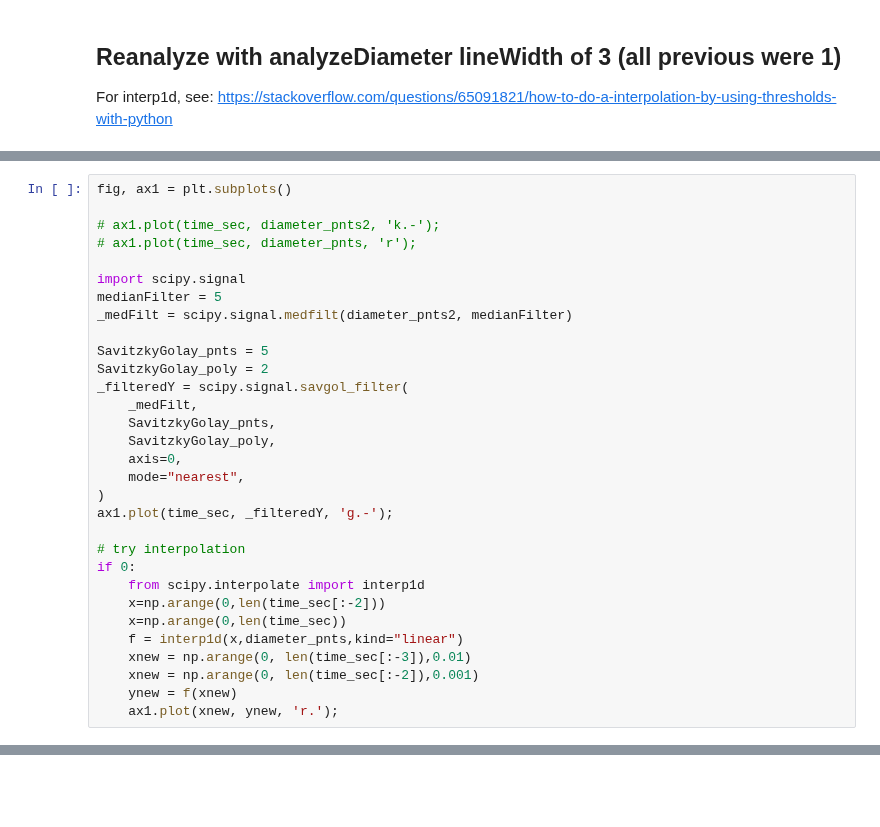
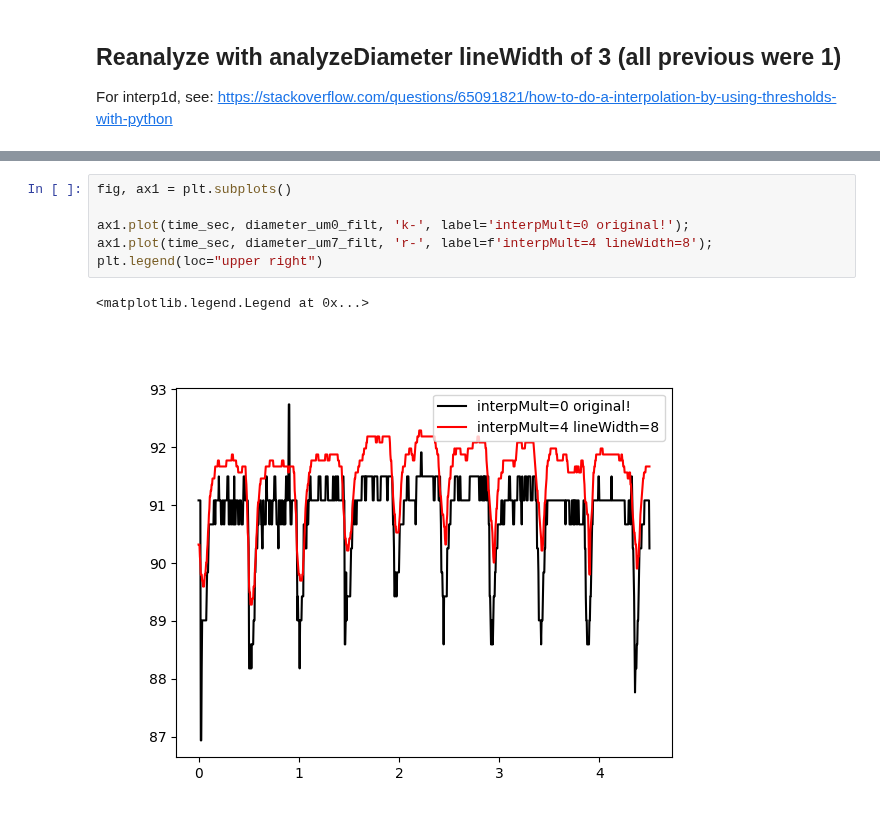
Before and after one commit to cudmore/SanPy, a Jupyter notebook: examples/kym-diameter/low-res-problem.ipynb, the cells around one changed output, grey strips where cells are left out. Saved outputs shown, nothing was run; the diff lists cells and outputs as text; blank space fills up the shorter version.

```diff
--- a/examples/kym-diameter/low-res-problem.ipynb
+++ b/examples/kym-diameter/low-res-problem.ipynb
@@ -70,31 +102,0 @@ diameter_pnts2 = ba.kymAnalysis.getResults("diameter_pnts")
-# %%
-fig, ax1 = plt.subplots()
-
-# ax1.plot(time_sec, diameter_pnts2, 'k.-');
-# ax1.plot(time_sec, diameter_pnts, 'r');
-
-import scipy.signal
-medianFilter = 5
-_medFilt = scipy.signal.medfilt(diameter_pnts2, medianFilter)
-
-SavitzkyGolay_pnts = 5
-SavitzkyGolay_poly = 2
-_filteredY = scipy.signal.savgol_filter(
-    _medFilt,
-    SavitzkyGolay_pnts,
-    SavitzkyGolay_poly,
-    axis=0,
-    mode="nearest",
-)
-ax1.plot(time_sec, _filteredY, 'g.-');
-
-# try interpolation
-if 0:
-    from scipy.interpolate import interp1d
-    x=np.arange(0,len(time_sec[:-2]))
-    x=np.arange(0,len(time_sec))
-    f = interp1d(x,diameter_pnts,kind="linear")
-    xnew = np.arange(0, len(time_sec[:-3]),0.01)
-    xnew = np.arange(0, len(time_sec[:-2]),0.001)
-    ynew = f(xnew)
-    ax1.plot(xnew, ynew, 'r.');
@@ -112,0 +103,9 @@ ax1.plot(time_sec, right_pnt, 'r.-');
+# %%
+fig, ax1 = plt.subplots()
+
+ax1.plot(time_sec, diameter_um0_filt, 'k-', label='interpMult=0 original!');
+ax1.plot(time_sec, diameter_um7_filt, 'r-', label=f'interpMult=4 lineWidth=8');
+plt.legend(loc="upper right")
+# %% [output]
+<matplotlib.legend.Legend at 0x...>
+[figure, added]
```
Also changed, not shown: parts of 6 cells of this notebook, 6 other files.
